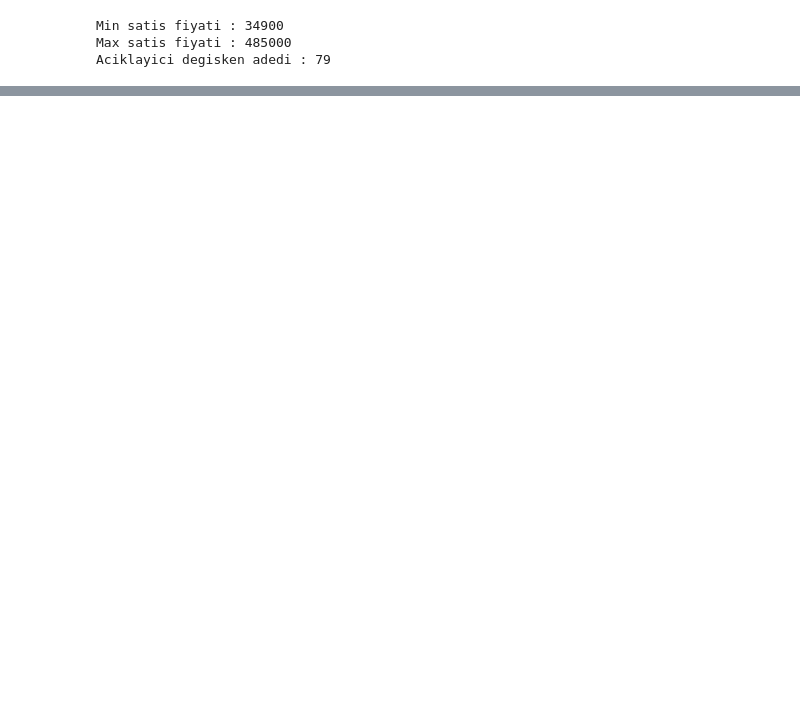
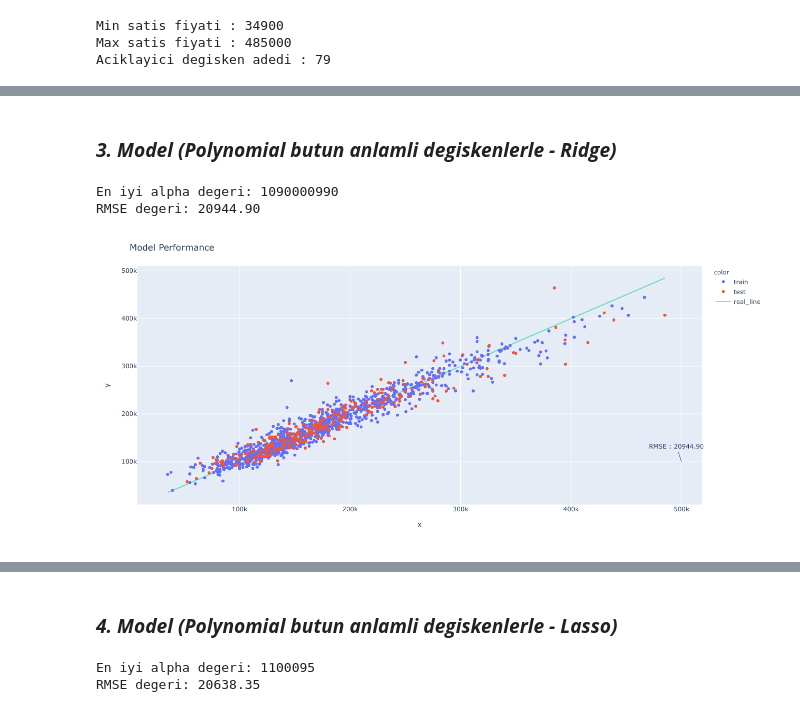
Before and after one commit to ahmetpergamum/datascience, a Jupyter notebook: 07_regression_project/regression_house_prices.ipynb, the cells around one changed output, grey strips where cells are left out. Cells and saved outputs as stored; diff of their text form; code cells hidden in the pictures; blank space fills up the shorter version.

```diff
--- a/07_regression_project/regression_house_prices.ipynb
+++ b/07_regression_project/regression_house_prices.ipynb
@@ -343,0 +339,47 @@ Name: GrLivArea, dtype: int64
+# %% [markdown]
+### ***3. Model (Polynomial butun anlamli degiskenlerle - Ridge)***
+# %%
+# en iyi alpha degerini bulmak icin dongu
+rmse_best = 50000
+alpha_best = 1
+for alpha in range(1090000980,1090000991,10):
+    # ridge regresyonu
+    ridgeregr = Ridge(alpha=alpha)
+    ridgeregr.fit(X_train, Y_train)
+    # test thamini
+    Y_test_pred = ridgeregr.predict(X_test)
+    rmse_new = rmse(Y_test, Y_test_pred)
+
+    if rmse_new < rmse_best:
+        rmse_best = rmse_new
+        alpha_best = alpha
+
+print('En iyi alpha degeri: {}\nRMSE degeri: {:.2f}'.format(alpha_best, rmse_best))
+# %% [output]
+En iyi alpha degeri: 1090000990
+RMSE degeri: 20944.90
+# %%
+# ridge regresyonu
+ridgeregr = Ridge(alpha=1090000990)
+ridgeregr.fit(X_train, Y_train)
+
+# test thamini
+Y_test_pred = ridgeregr.predict(X_test)
+# train thamini
+Y_train_pred = ridgeregr.predict(X_train)
+
+save_pred_results(3, Y_test, Y_test_pred, Y_train, Y_train_pred,
+                  'polynomial butun anlamli degiskenler - ridge')
+
+
+# grafigi cizdirelim
+make_plotly(predict_df, 3)
+
+# model sonuclarini kaydedelim
+save_results(ridgeregr, 3, X_train, X_test, Y_train, Y_test, Y_test_pred,
+             'polynomial butun anlamli degiskenlerle - ridge')
+
+# model sonuclari
+results_df
+# %% [output]
+[figure, added]
@@ -343,0 +391,22 @@ Name: GrLivArea, dtype: int64
+# %% [markdown]
+### ***4. Model (Polynomial butun anlamli degiskenlerle - Lasso)***
+# %%
+# en iyi alpha degerini bulmak icin dongu
+rmse_best = 50000
+alpha_best = 1
+for alpha in range(1100090,1100096,5):
+    # ridge regresyonu
+    lassoregr = Lasso(alpha=alpha)
+    lassoregr.fit(X_train, Y_train)
+    # test thamini
+    Y_test_pred = lassoregr.predict(X_test)
+    rmse_new = rmse(Y_test, Y_test_pred)
+
+    if rmse_new < rmse_best:
+        rmse_best = rmse_new
+        alpha_best = alpha
+
+print('En iyi alpha degeri: {}\nRMSE degeri: {:.2f}'.format(alpha_best, rmse_best))
+# %% [output]
+En iyi alpha degeri: 1100095
+RMSE degeri: 20638.35
```
Also changed, not shown: parts of 20 cells of this notebook.
